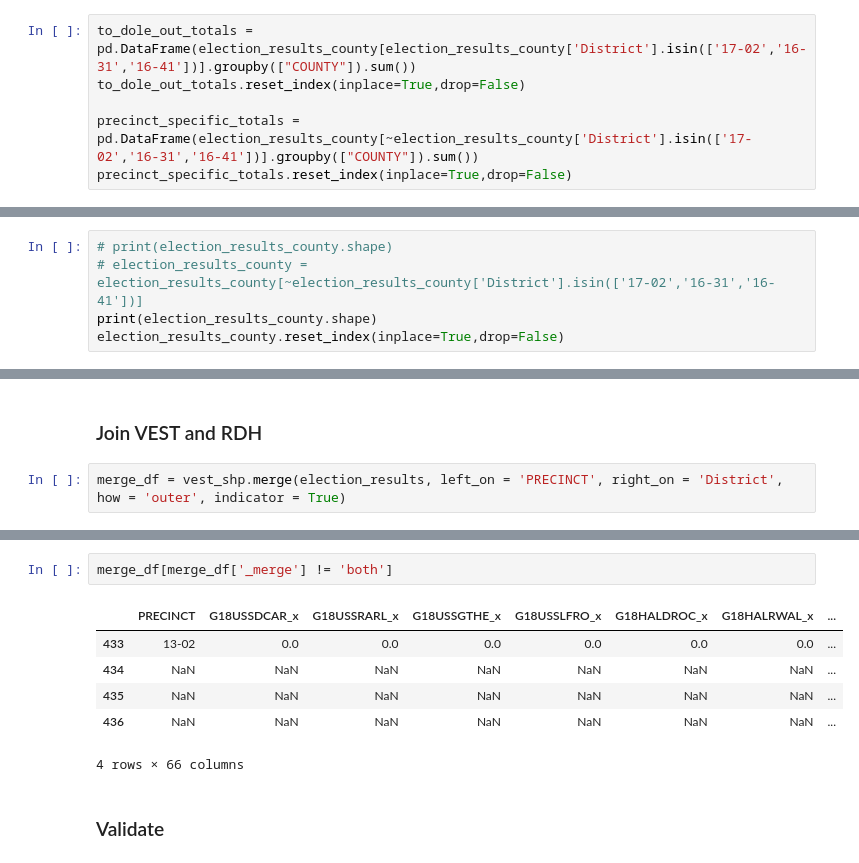
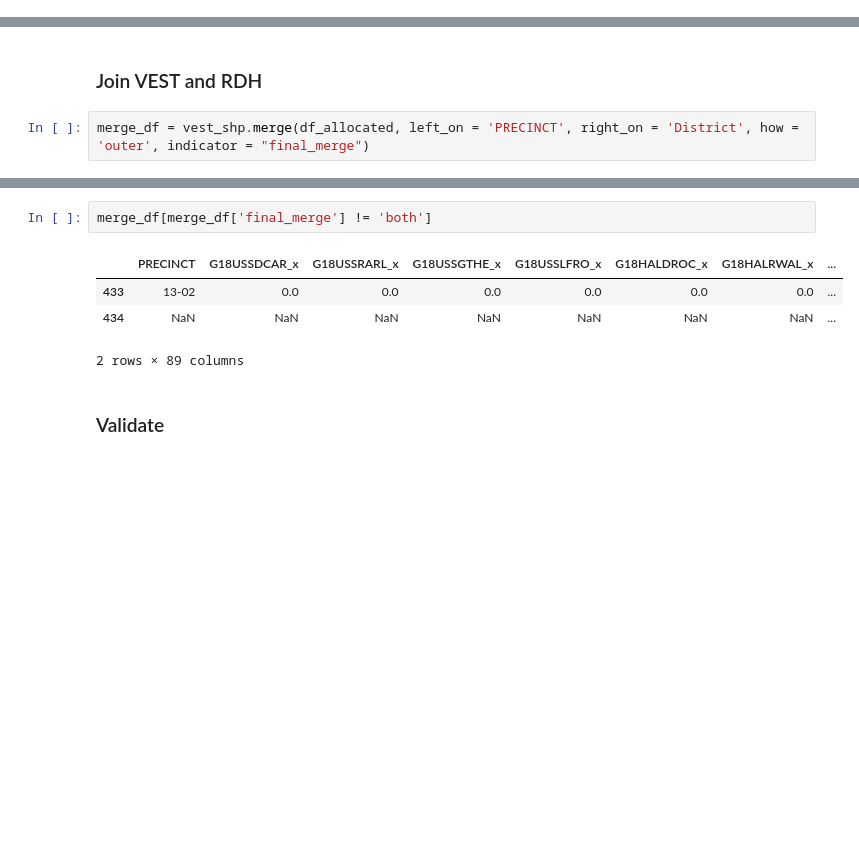
Before and after one commit to nonpartisan-redistricting-datahub/pdv-de, a Jupyter notebook: vest-de-2018/vest-de-2018-validation.ipynb, the cells around one changed output, grey strips where cells are left out. Drawn from its saved outputs; the diff is of its cells as text; blank space fills up the shorter version.

```diff
--- a/vest-de-2018/vest-de-2018-validation.ipynb
+++ b/vest-de-2018/vest-de-2018-validation.ipynb
@@ -332,9 +332,3 @@ Columns: [Office_x, District, Total_x, G18USSDCAR_mc, G18USSDCAR_abs, G18USSDCAR
 Index: []
 
 [0 rows x 65 columns]
-# %%
-to_dole_out_totals = pd.DataFrame(election_results_county[election_results_county['District'].isin(['17-02','16-31','16-41'])].groupby(["COUNTY"]).sum())
-to_dole_out_totals.reset_index(inplace=True,drop=False)
-
-precinct_specific_totals = pd.DataFrame(election_results_county[~election_results_county['District'].isin(['17-02','16-31','16-41'])].groupby(["COUNTY"]).sum())
-precinct_specific_totals.reset_index(inplace=True,drop=False)
@@ -349,5 +334,0 @@ to_dole_out_totals
-# %%
-# print(election_results_county.shape)
-# election_results_county = election_results_county[~election_results_county['District'].isin(['17-02','16-31','16-41'])]
-print(election_results_county.shape)
-election_results_county.reset_index(inplace=True,drop=False)
@@ -608,5 +476,5 @@ All other races are equal
 # %% [markdown]
 ### Join VEST and RDH
 # %%
-merge_df = vest_shp.merge(election_results, left_on = 'PRECINCT', right_on = 'District', how = 'outer', indicator = True)
+merge_df = vest_shp.merge(df_allocated, left_on = 'PRECINCT', right_on = 'District', how = 'outer', indicator = "final_merge")
 # %%
@@ -621,12 +489,10 @@ merge_df.groupby('_merge').count()
 # %%
-merge_df[merge_df['_merge'] != 'both']
+merge_df[merge_df['final_merge'] != 'both']
 # %% [output]
 |  | PRECINCT | G18USSDCAR_x | G18USSRARL_x | G18USSGTHE_x | G18USSLFRO_x | G18HALDROC_x | G18HALRWAL_x | ... |
 | 433 | 13-02 | 0.0 | 0.0 | 0.0 | 0.0 | 0.0 | 0.0 | ... |
 | 434 | NaN | NaN | NaN | NaN | NaN | NaN | NaN | ... |
-| 435 | NaN | NaN | NaN | NaN | NaN | NaN | NaN | ... |
-| 436 | NaN | NaN | NaN | NaN | NaN | NaN | NaN | ... |
-4 rows × 66 columns
+2 rows × 89 columns
 # %% [markdown]
 ### Validate
 # %%
```
Also changed, not shown: parts of 13 cells of this notebook.
